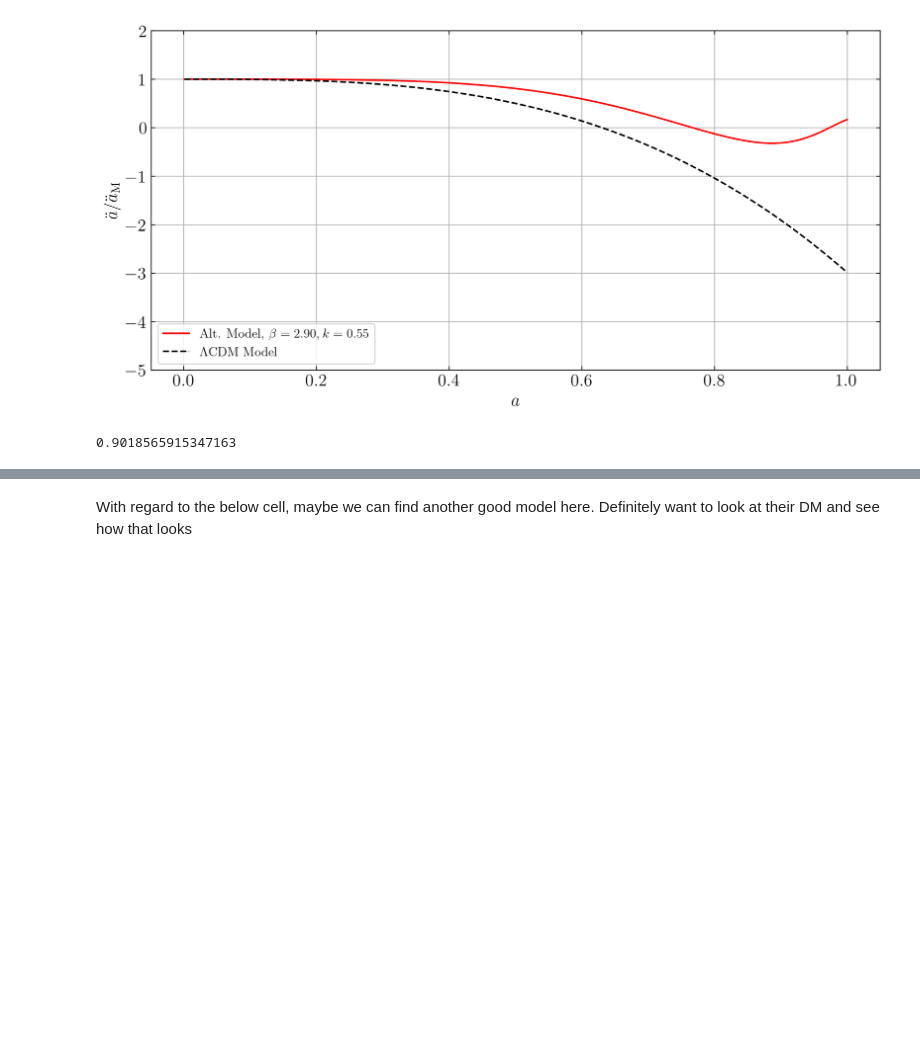
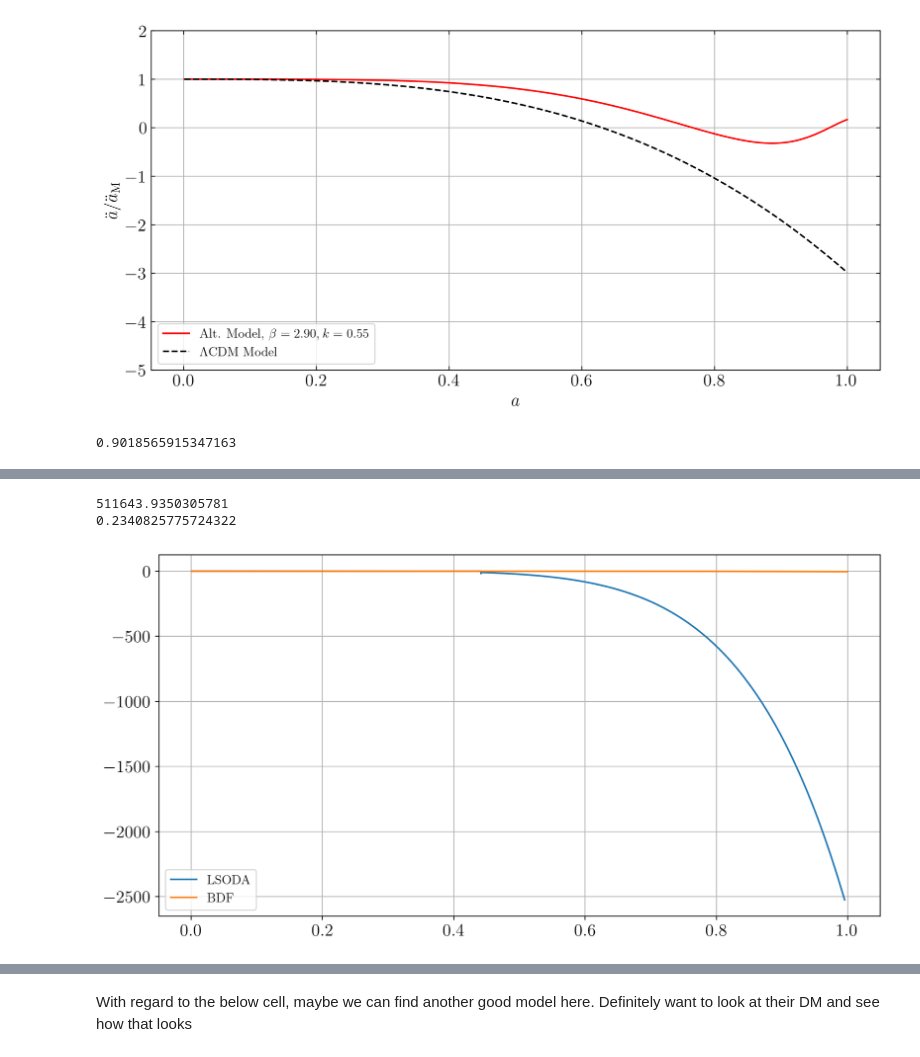
Before and after one commit to bktakacs/thesis_ku, a Jupyter notebook: Untitled-1.ipynb, the cells around one changed output, grey strips where cells are left out. Saved outputs shown, nothing was run; the diff lists cells and outputs as text; code cells hidden in the pictures; blank space fills up the shorter version.

```diff
--- a/Untitled-1.ipynb
+++ b/Untitled-1.ipynb
@@ -288,0 +276,16 @@ m.plot('acc')
+# %%
+# 2.398510824571394 36.61346479783082
+m1 = model(beta=2.398510824571394, kappa=36.61346479783082, lam=0., solver='Radau')
+m2 = model(beta=2.398510824571394, kappa=36.61346479783082, lam=0., solver='BDF')
+print(m1.chi_acc)
+print(m2.chi_acc)
+
+plt.plot(m1.a, m1.a2norm, label='LSODA')
+plt.plot(m2.a, m2.a2norm, label='BDF')
+plt.legend()
+plt.grid()
+plt.show()
+# %% [output]
+511643.9350305781
+0.2340825775724322
+[figure, added]
```
Also changed, not shown: parts of 6 cells of this notebook, 2 other files.
